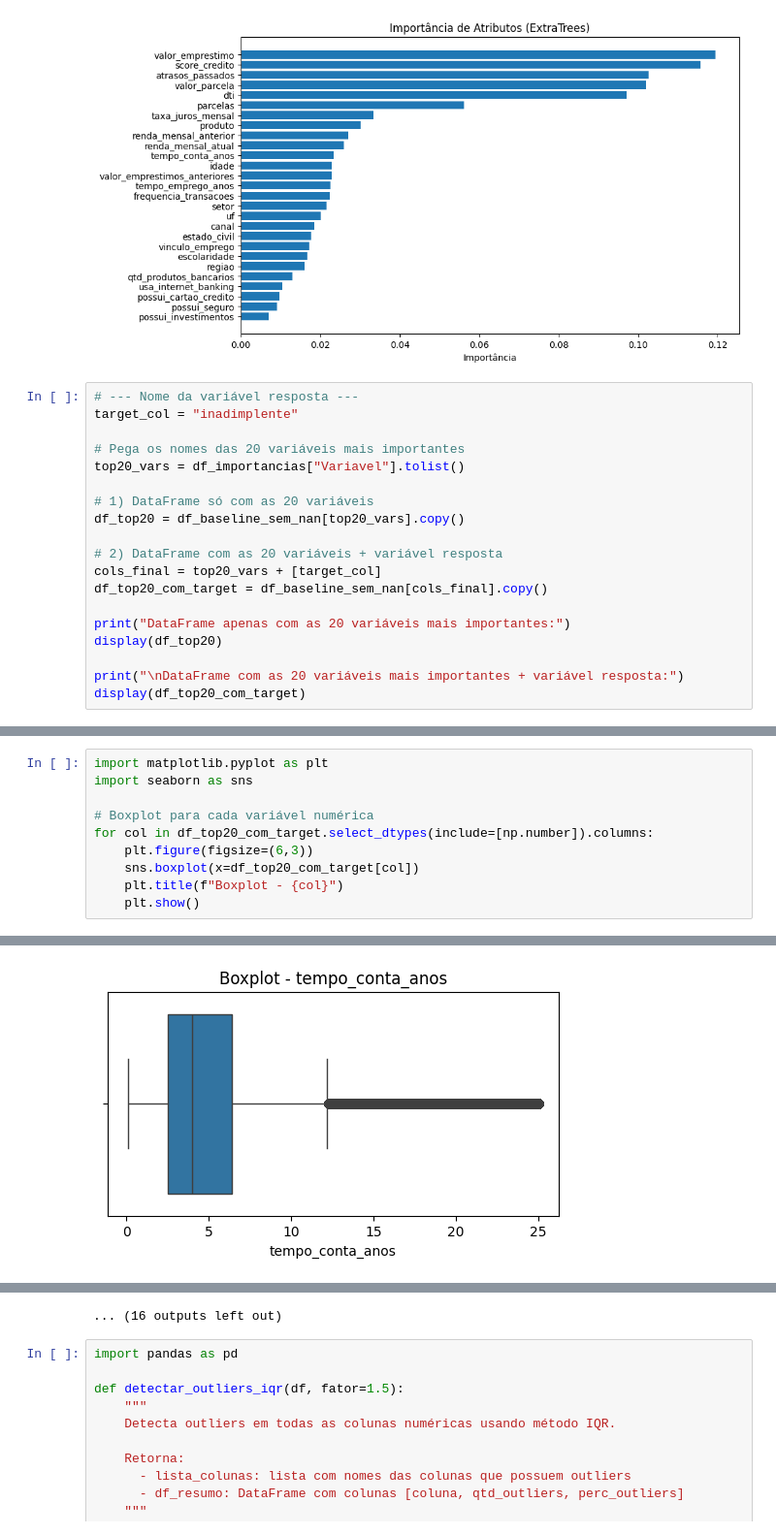
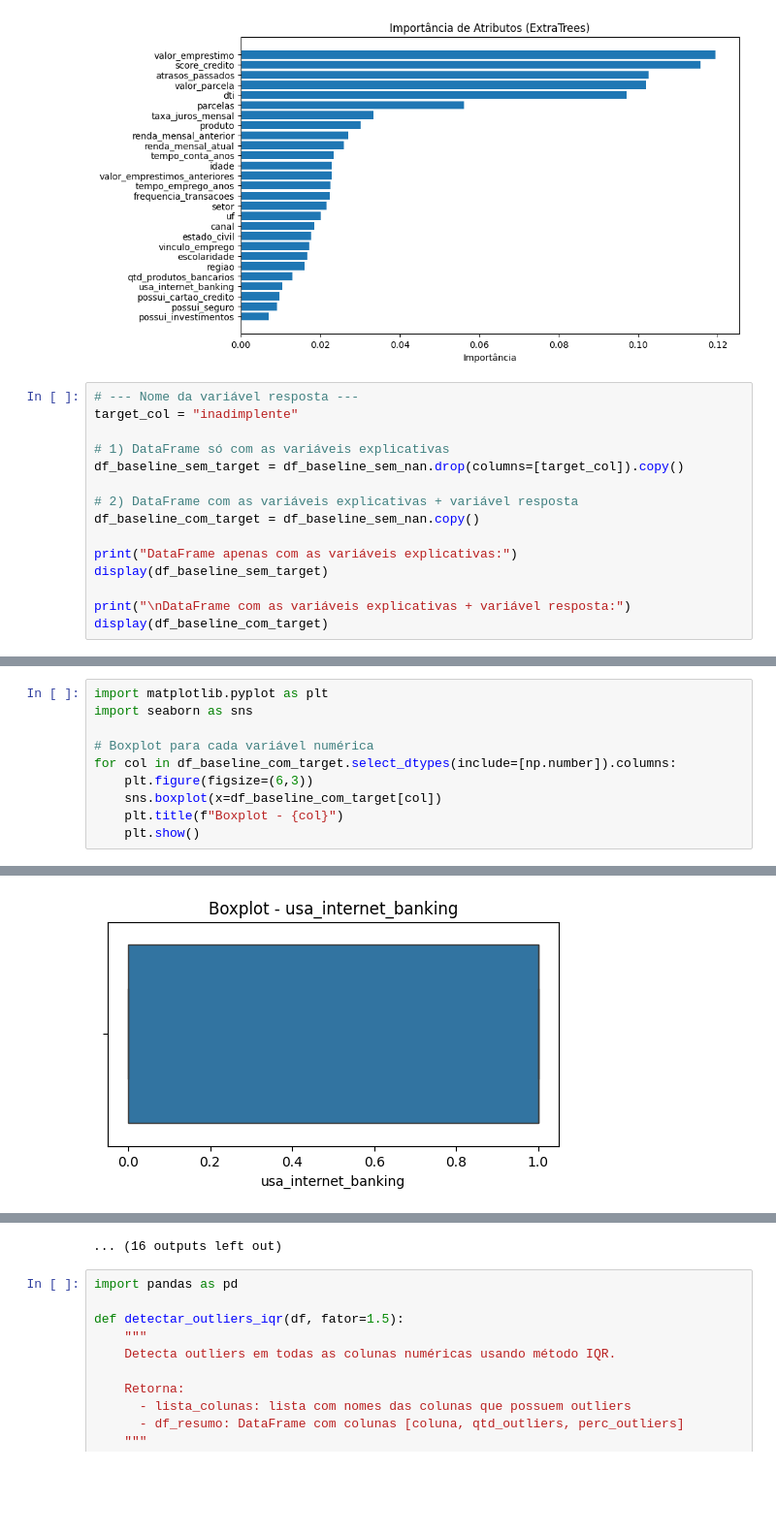
Before and after one commit to Nyon0k/MVP-Machine-Learning---Especializacao-Ciencia-de-Dados-e-Analytics---PUCRJ, a Jupyter notebook: ml_sprint.ipynb, the cells around one changed output, grey strips where cells are left out. Shown at 97% size. Cells and saved outputs as stored; diff of their text form; blank space fills up the shorter version.

```diff
--- a/ml_sprint.ipynb
+++ b/ml_sprint.ipynb
@@ -947,19 +1013,15 @@ Ranking de Importância de Variáveis:
 # --- Nome da variável resposta ---
 target_col = "inadimplente"
 
-# Pega os nomes das 20 variáveis mais importantes
-top20_vars = df_importancias["Variavel"].tolist()
+# 1) DataFrame só com as variáveis explicativas
+df_baseline_sem_target = df_baseline_sem_nan.drop(columns=[target_col]).copy()
 
-# 1) DataFrame só com as 20 variáveis
-df_top20 = df_baseline_sem_nan[top20_vars].copy()
+# 2) DataFrame com as variáveis explicativas + variável resposta
+df_baseline_com_target = df_baseline_sem_nan.copy()
 
-# 2) DataFrame com as 20 variáveis + variável resposta
-cols_final = top20_vars + [target_col]
-df_top20_com_target = df_baseline_sem_nan[cols_final].copy()
+print("DataFrame apenas com as variáveis explicativas:")
+display(df_baseline_sem_target)
 
-print("DataFrame apenas com as 20 variáveis mais importantes:")
-display(df_top20)
-
-print("\nDataFrame com as 20 variáveis mais importantes + variável resposta:")
-display(df_top20_com_target)
+print("\nDataFrame com as variáveis explicativas + variável resposta:")
+display(df_baseline_com_target)
 # %% [output]
@@ -996,9 +1058,9 @@ import matplotlib.pyplot as plt
 import seaborn as sns
 
 # Boxplot para cada variável numérica
-for col in df_top20_com_target.select_dtypes(include=[np.number]).columns:
+for col in df_baseline_com_target.select_dtypes(include=[np.number]).columns:
     plt.figure(figsize=(6,3))
-    sns.boxplot(x=df_top20_com_target[col])
+    sns.boxplot(x=df_baseline_com_target[col])
     plt.title(f"Boxplot - {col}")
     plt.show()
 # %% [output]
@@ -1015 +1077 @@ for col in df_top20_com_target.select_dtypes(include=[np.number]).columns:
-[figure, old version]
+[figure, new version]
```
Also changed, not shown: parts of 66 cells of this notebook.
